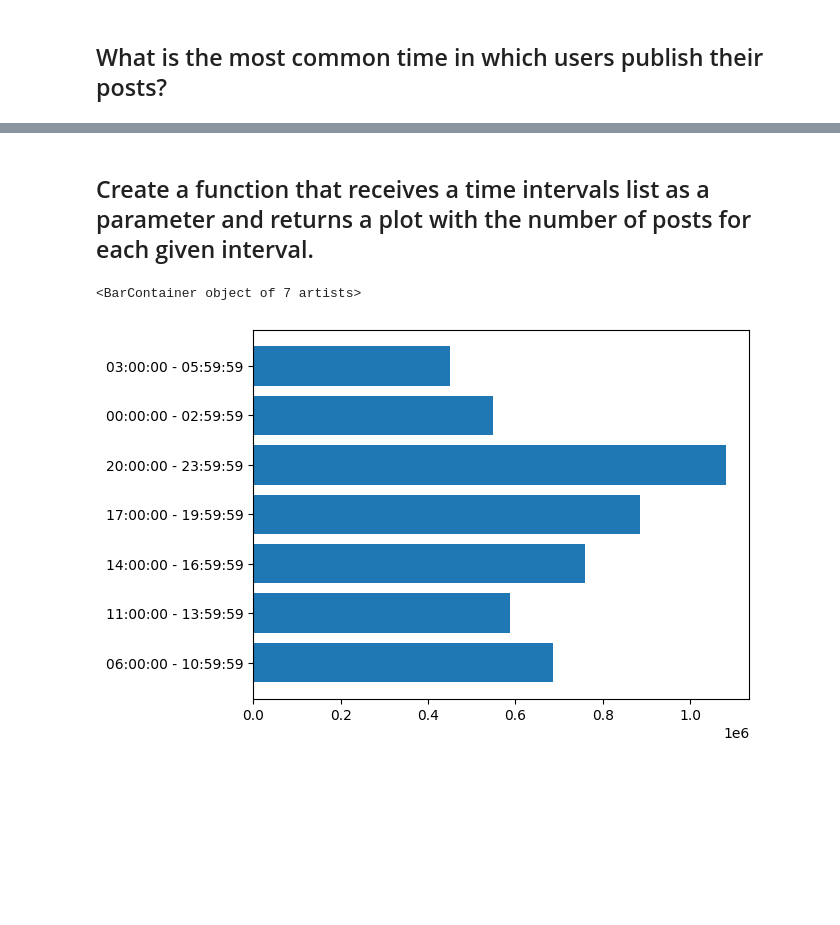
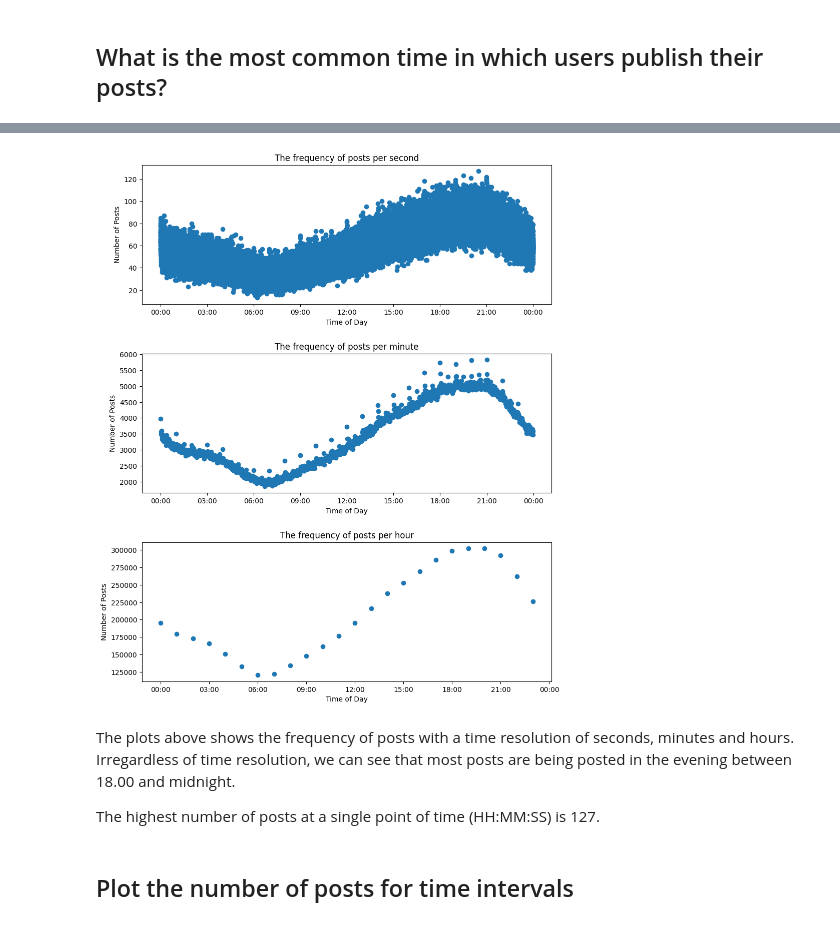
Before and after one commit to jonasbarth/adm-2022-hw-2, a Jupyter notebook: rq3.ipynb, the cells around one changed output, grey strips where cells are left out. Saved outputs shown, nothing was run; the diff lists cells and outputs as text; code cells hidden in the pictures; blank space fills up the shorter version.

Commit message:
* plot the most common times using scatter plot instead

```diff
--- a/rq3.ipynb
+++ b/rq3.ipynb
@@ -9,4 +10,6 @@ from posts import most_common_time, plot_posts_intervals
 # %% [markdown]
 ## What is the most common time in which users publish their posts?
 # %%
-most_common_time()
+times_s, frequencies_s = most_common_times(TimePrecision.SECOND)
+times_m, frequencies_m = most_common_times(TimePrecision.MINUTE)
+times_h, frequencies_h = most_common_times(TimePrecision.HOUR)
@@ -15,9 +16,35 @@ most_common_time()
-# %% [markdown]
-## Create a function that receives a time intervals list as a parameter and returns a plot with the number of posts for each given interval.
-# %%
-intervals = [("06:00:00", "10:59:59"), ("11:00:00", "13:59:59"), ("14:00:00", "16:59:59"), ("17:00:00", "19:59:59"), ("20:00:00", "23:59:59"), ("00:00:00", "02:59:59"), ("03:00:00",  "05:59:59")]
-
-plot_posts_intervals(intervals)
-# %% [output]
-<BarContainer object of 7 artists>
-[figure, removed]
+# %%
+xformatter = mdates.DateFormatter('%H:%M')
+
+fig, ax = plt.subplots(nrows=3, ncols=1)
+fig.set_size_inches(10, 12) # setting the size, 3 plots need to fit into 12 inches
+fig.tight_layout(pad=5.0) # make sure that there is enough space between subplots
+
+ax[0].plot_date(times_s, frequencies_s)
+ax[0].xaxis.set_major_formatter(xformatter)
+
+ax[0].set_xlabel('Time of Day', fontsize=10);
+ax[0].set_ylabel('Number of Posts', fontsize=10);
+ax[0].set_title('The frequency of posts per second');
+
+ax[1].plot_date(times_m, frequencies_m)
+ax[1].xaxis.set_major_formatter(xformatter)
+
+ax[1].set_xlabel('Time of Day', fontsize=10);
+ax[1].set_ylabel('Number of Posts', fontsize=10);
+ax[1].set_title('The frequency of posts per minute');
+
+ax[2].plot_date(times_h, frequencies_h)
+ax[2].xaxis.set_major_formatter(xformatter)
+
+ax[2].set_xlabel('Time of Day', fontsize=10);
+ax[2].set_ylabel('Number of Posts', fontsize=10);
+ax[2].set_title('The frequency of posts per hour');
+# %% [output]
+[figure, added]
+# %% [markdown]
+The plots above shows the frequency of posts with a time resolution of seconds, minutes and hours. Irregardless of time resolution, we can see that most posts are being posted in the evening between 18.00 and midnight.
+
+The highest number of posts at a single point of time (HH:MM:SS) is 127.
+# %% [markdown]
+## Plot the number of posts for time intervals
```
Also changed, not shown: parts of 3 cells of this notebook.
